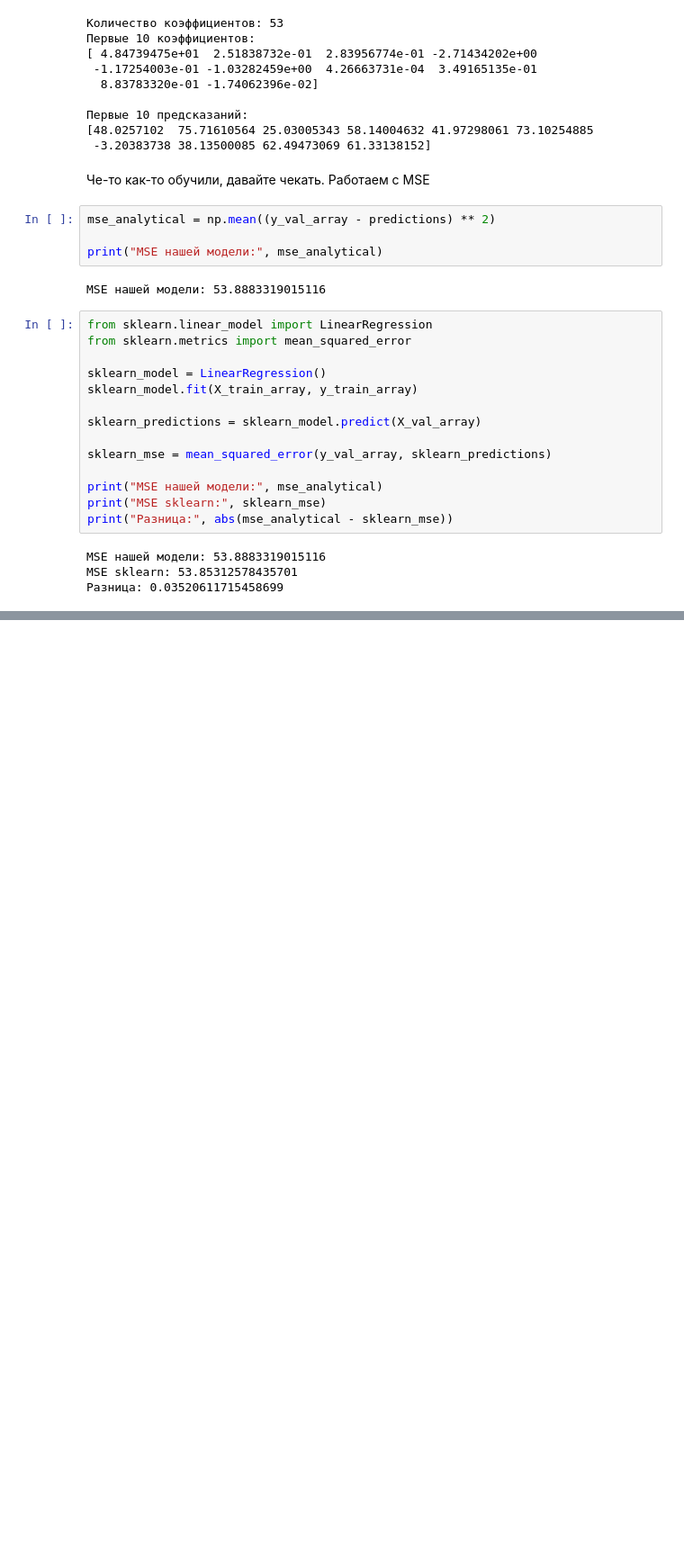
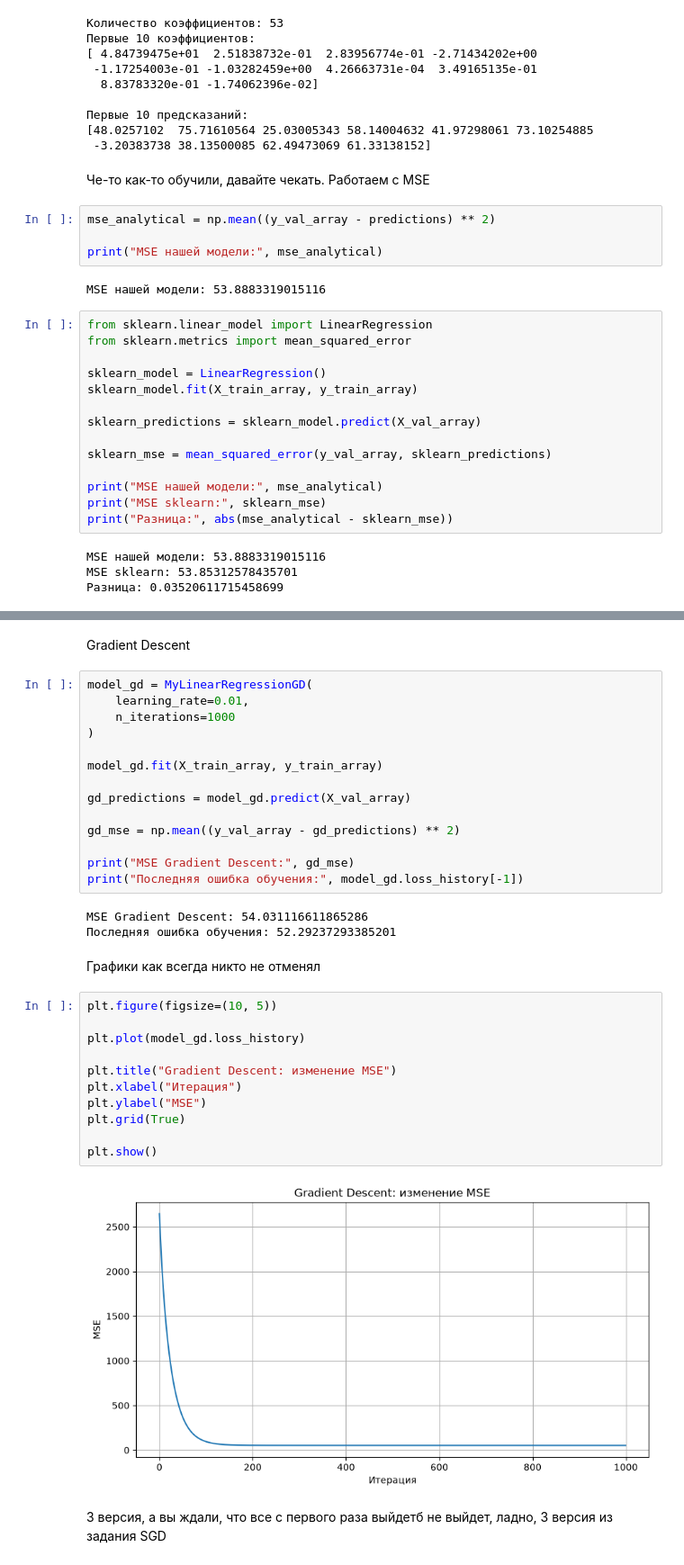
Before and after one commit to las-tochka/Machine_learning, a Jupyter notebook: Lab_1/Lab_1.ipynb, the cells around one changed output, grey strips where cells are left out. Shown at 90% size. Cells and saved outputs as stored; diff of their text form; blank space fills up the shorter version.

```diff
--- a/Lab_1/Lab_1.ipynb
+++ b/Lab_1/Lab_1.ipynb
@@ -861,0 +895,36 @@ MSE sklearn: 53.85312578435701
+# %% [markdown]
+Gradient Descent
+# %%
+model_gd = MyLinearRegressionGD(
+    learning_rate=0.01,
+    n_iterations=1000
+)
+
+model_gd.fit(X_train_array, y_train_array)
+
+gd_predictions = model_gd.predict(X_val_array)
+
+gd_mse = np.mean((y_val_array - gd_predictions) ** 2)
+
+print("MSE Gradient Descent:", gd_mse)
+print("Последняя ошибка обучения:", model_gd.loss_history[-1])
+# %% [output]
+MSE Gradient Descent: 54.031116611865286
+Последняя ошибка обучения: 52.29237293385201
+# %% [markdown]
+Графики как всегда никто не отменял
+# %%
+plt.figure(figsize=(10, 5))
+
+plt.plot(model_gd.loss_history)
+
+plt.title("Gradient Descent: изменение MSE")
+plt.xlabel("Итерация")
+plt.ylabel("MSE")
+plt.grid(True)
+
+plt.show()
+# %% [output]
+[figure, added]
+# %% [markdown]
+3 версия, а вы ждали, что все с первого раза выйдетб не выйдет, ладно, 3 версия из задания SGD
```
Also changed, not shown: parts of 20 cells of this notebook.
